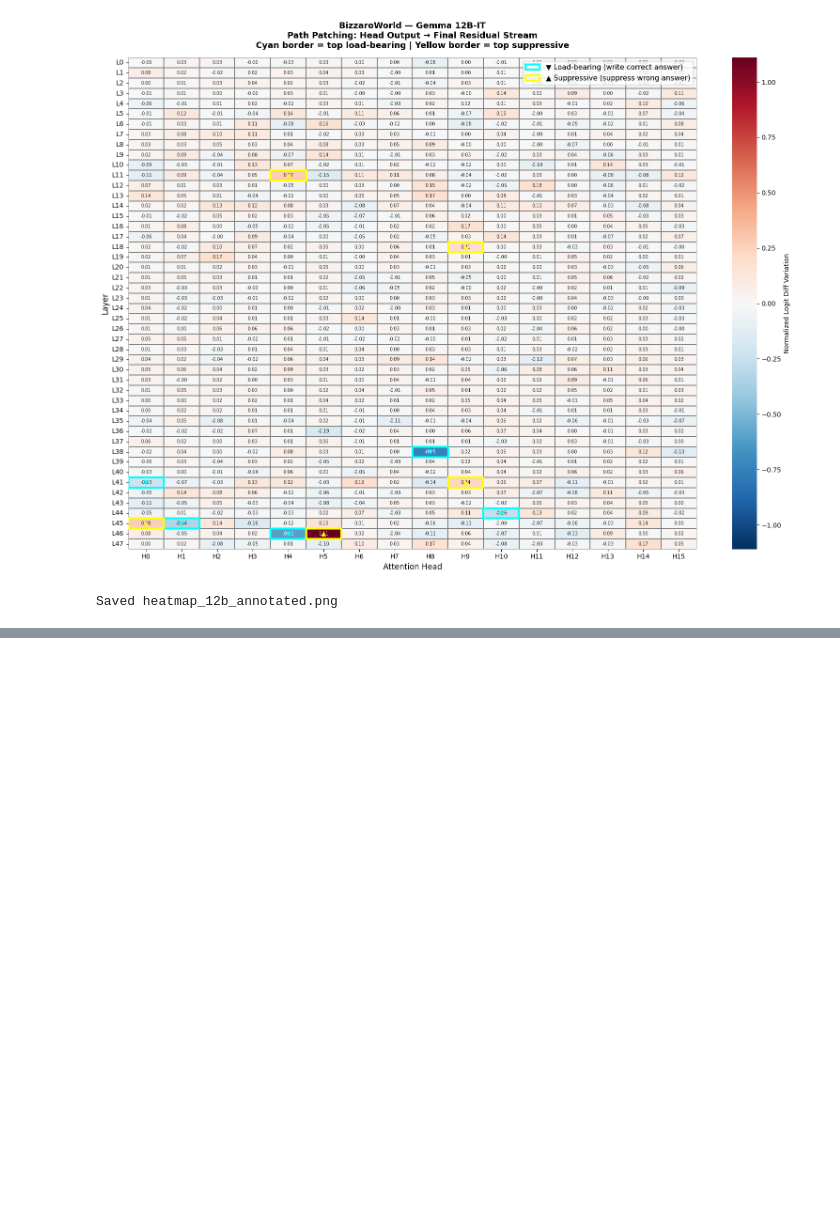
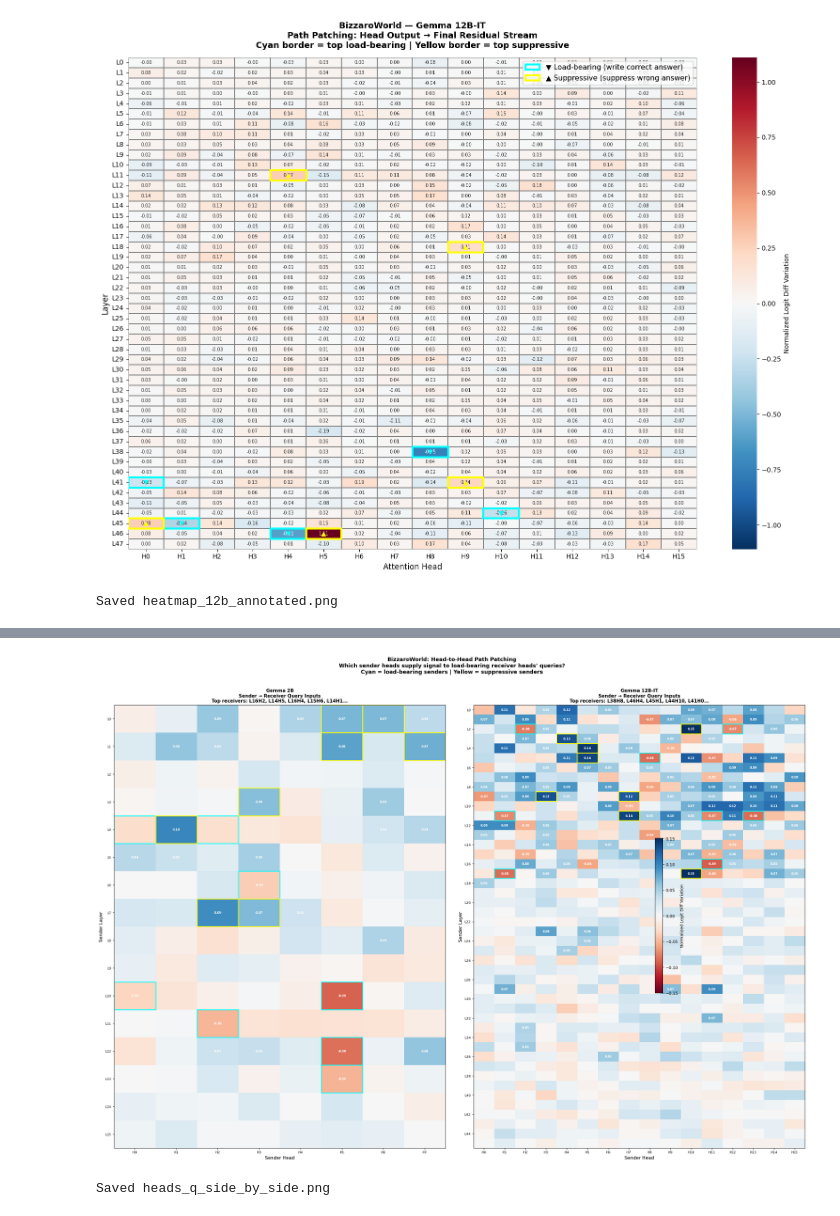
Before and after one commit to Azazel5/Bizzaro-World, a Jupyter notebook: path_patching/visualize.ipynb, the cells around one changed output, grey strips where cells are left out. Cells and saved outputs as stored; diff of their text form; code cells hidden in the pictures; blank space fills up the shorter version.

```diff
--- a/path_patching/visualize.ipynb
+++ b/path_patching/visualize.ipynb
@@ -362,0 +525,73 @@ Saved heatmap_12b_annotated.png
+# %%
+fig = plt.figure(figsize=(24, max(heads_q_2b.shape[0], heads_q_12b.shape[0]) * 0.28 + 4))
+
+# Shared colorscale
+vmax = max(abs(heads_q_2b).max(), abs(heads_q_12b).max())
+
+ax1 = fig.add_subplot(1, 2, 1)
+ax2 = fig.add_subplot(1, 2, 2)
+
+for ax, tensor, model_name, lb, sup, receivers in [
+    (ax1, heads_q_2b, "Gemma 2B", lb_senders_2b, sup_senders_2b, receiver_2b),
+    (ax2, heads_q_12b, "Gemma 12B-IT", lb_senders_12b, sup_senders_12b, receiver_12b),
+]:
+    im = ax.imshow(
+        tensor, cmap="RdBu", vmin=-vmax, vmax=vmax,
+        aspect="auto", interpolation="nearest"
+    )
+
+    # Annotate significant cells only
+    threshold = abs(tensor).max() * 0.3
+    for i in range(tensor.shape[0]):
+        for j in range(tensor.shape[1]):
+            val = tensor[i, j]
+            if abs(val) >= threshold:
+                ax.text(j, i, f"{val:.2f}",
+                       ha="center", va="center", fontsize=7,
+                       color="white", fontweight="bold")
+
+    # Mark top senders
+    for l, h, s in lb:
+        ax.add_patch(plt.Rectangle(
+            (h - 0.5, l - 0.5), 1, 1,
+            fill=False, edgecolor="cyan", lw=2
+        ))
+    for l, h, s in sup:
+        ax.add_patch(plt.Rectangle(
+            (h - 0.5, l - 0.5), 1, 1,
+            fill=False, edgecolor="yellow", lw=2
+        ))
+
+    ax.set_xlabel("Sender Head", fontsize=11)
+    ax.set_ylabel("Sender Layer", fontsize=11)
+    ax.set_xticks(range(tensor.shape[1]))
+    ax.set_xticklabels([f"H{i}" for i in range(tensor.shape[1])], fontsize=8)
+    ax.set_yticks(range(0, tensor.shape[0], max(1, tensor.shape[0]//20)))
+    ax.set_yticklabels(
+        [f"L{i}" for i in range(0, tensor.shape[0], max(1, tensor.shape[0]//20))],
+        fontsize=8
+    )
+
+    receiver_str = ", ".join([f"L{l}H{h}" for l, h in receivers[:5]]) + "..."
+    ax.set_title(
+        f"{model_name}\nSender → Receiver Query Inputs\n"
+        f"Top receivers: {receiver_str}",
+        fontsize=11, fontweight="bold"
+    )
+
+plt.colorbar(im, ax=[ax1, ax2], label="Normalized Logit Diff Variation",
+             shrink=0.4, pad=0.02)
+plt.suptitle(
+    "BizzaroWorld: Head-to-Head Path Patching\n"
+    "Which sender heads supply signal to load-bearing receiver heads' queries?\n"
+    "Cyan = load-bearing senders | Yellow = suppressive senders",
+    fontsize=13, fontweight="bold", y=1.01
+)
+plt.tight_layout()
+plt.savefig(VISUALS_DIR / "heads_q_side_by_side.png",
+            dpi=150, bbox_inches="tight")
+plt.show()
+print("Saved heads_q_side_by_side.png")
+# %% [output]
+[figure, added]
+Saved heads_q_side_by_side.png
```
Also changed, not shown: parts of 5 cells of this notebook, 5 other files.
